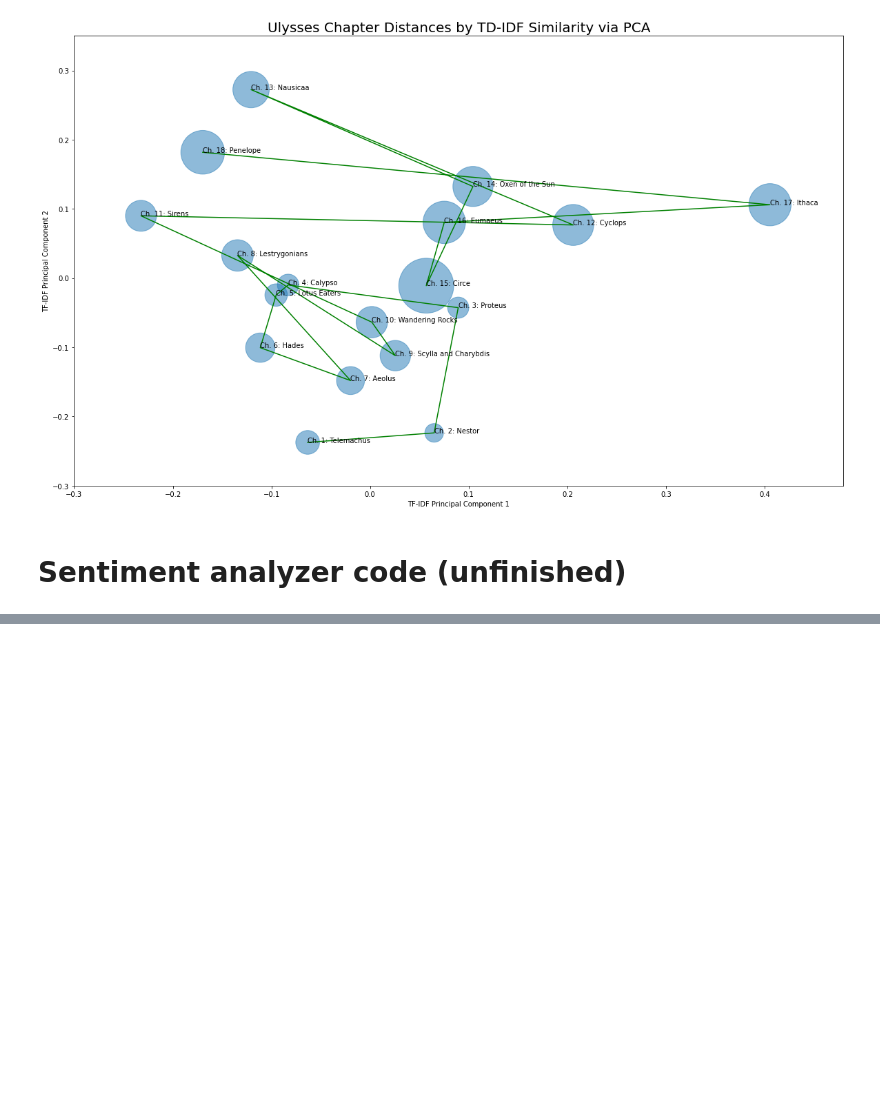
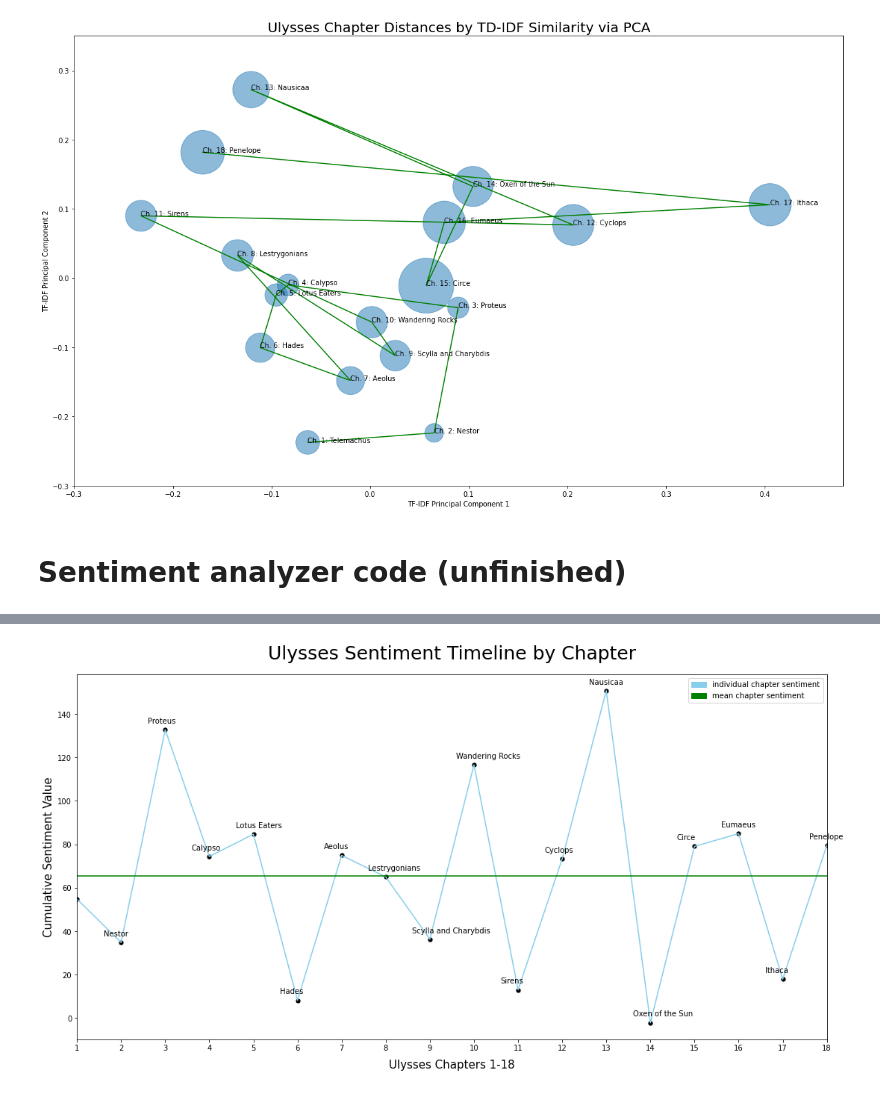
Before and after one commit to bphall/ulysses_map, a Jupyter notebook: ulysses_tfidf_visualizer.ipynb, the cells around one changed output, grey strips where cells are left out. Drawn from its saved outputs; the diff is of its cells as text; code cells hidden in the pictures; blank space fills up the shorter version.

Commit message:
fixed image and altered notebook

```diff
--- a/ulysses_tfidf_visualizer.ipynb
+++ b/ulysses_tfidf_visualizer.ipynb
@@ -156,0 +153,19 @@ for i in ulysses[1].split('.'):
+# %%
+sent_values = []
+sent_chapters = []
+sent_text = []
+
+for chapter in range(1, 19):
+    if chapter <= 17:
+        all_chapter_sentences = ulyssesp[chapter].split('.')
+    if chapter == 18:
+        tokens = ulyssesp[chapter].split(' ')
+        all_chapter_sentences = [' '.join(tokens[i:i+10]) for i in range(0, len(tokens), 10)]
+    for i in all_chapter_sentences:
+        sent_values.append(analyser.polarity_scores(i)['compound'])
+        sent_chapters.append(titles[chapter-1])
+        sent_text.append(i)
+# %%
+df_sent = pd.DataFrame({'compound_values':sent_values, 'chapter':sent_chapters, 'text':sent_text})
+# %%
+df_sent.index = np.arange(1, len(df_sent) + 1)
@@ -156,0 +206,24 @@ for i in ulysses[1].split('.'):
+# %%
+plt.figure(figsize=(18,9))
+sns.lineplot(range(1,19), df_sent.groupby('chapter').compound_values.sum(), color='skyblue')
+sns.scatterplot(range(1,19), df_sent.groupby('chapter').compound_values.sum(), s=50, color='black')
+
+for i, txt in enumerate(titles):
+    plt.annotate(txt, (i+.6, df_sent.groupby('chapter').compound_values.sum()[i]+3))
+
+sns.lineplot(range(1,19), df_sent.groupby('chapter').compound_values.sum().mean(), color='green')
+
+
+skyblue_patch = mpatches.Patch(color='skyblue', label='individual chapter sentiment')
+green_patch = mpatches.Patch(color='green', label='mean chapter sentiment')
+plt.legend(handles=[skyblue_patch, green_patch])
+
+plt.xlim(1,18)
+plt.xticks(ticks=list(range(1,19)))
+
+plt.xlabel('Ulysses Chapters 1-18', fontsize=15, labelpad=10)
+plt.ylabel('Cumulative Sentiment Value', fontsize=15)
+plt.title('Ulysses Sentiment Timeline by Chapter', fontsize=25, pad=20)
+
+plt.show()
+# %% [output]
@@ -157 +233,2 @@ for i in ulysses[1].split('.'):
+[figure, added]
 # %%
```
Also changed, not shown: parts of 11 cells of this notebook, 1 other file.
